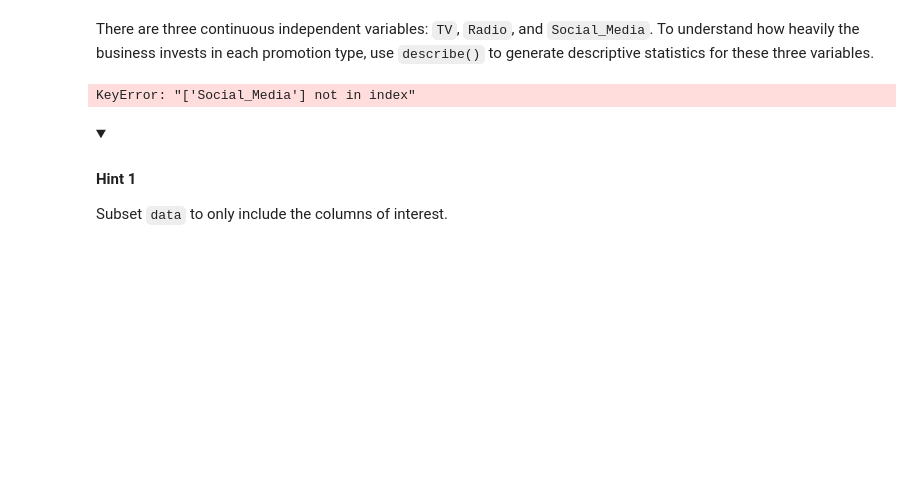
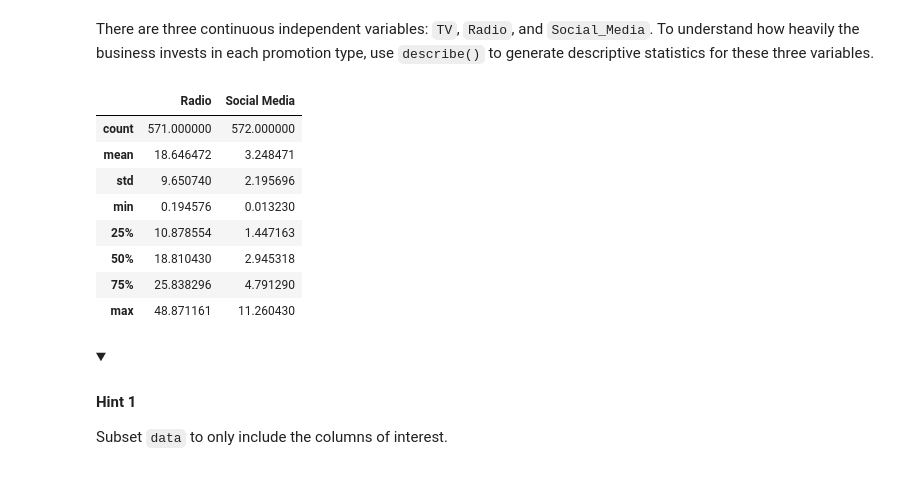
Before and after one commit to Cyberoctane29/Python-For-Data-Analysis, a Jupyter notebook: Course-5/Module_2/4_activity_evaluate_simple_linear_regression.ipynb, the cells around one changed output. Cells and saved outputs as stored; diff of their text form; code cells hidden in the pictures; folded sections open; blank space fills up the shorter version.

```diff
--- a/Course-5/Module_2/4_activity_evaluate_simple_linear_regression.ipynb
+++ b/Course-5/Module_2/4_activity_evaluate_simple_linear_regression.ipynb
@@ -116,9 +116,17 @@ There are three continuous independent variables: `TV`, `Radio`, and `Social_Med
 # %%
 # Generate descriptive statistics about TV, Radio, and Social_Media.
 
-data[['TV','Radio','Social_Media']].describe()
+data[['TV','Radio','Social Media']].describe()
 # %% [output]
-KeyError: "['Social_Media'] not in index"
+|  | Radio | Social Media |
+| count | 571.000000 | 572.000000 |
+| mean | 18.646472 | 3.248471 |
+| std | 9.650740 | 2.195696 |
+| min | 0.194576 | 0.013230 |
+| 25% | 10.878554 | 1.447163 |
+| 50% | 18.810430 | 2.945318 |
+| 75% | 25.838296 | 4.791290 |
+| max | 48.871161 | 11.260430 |
 # %% [markdown]
 <details>
 <summary><h4><strong>Hint 1</strong></h4></summary>
```
Also changed, not shown: parts of 9 cells of this notebook.
